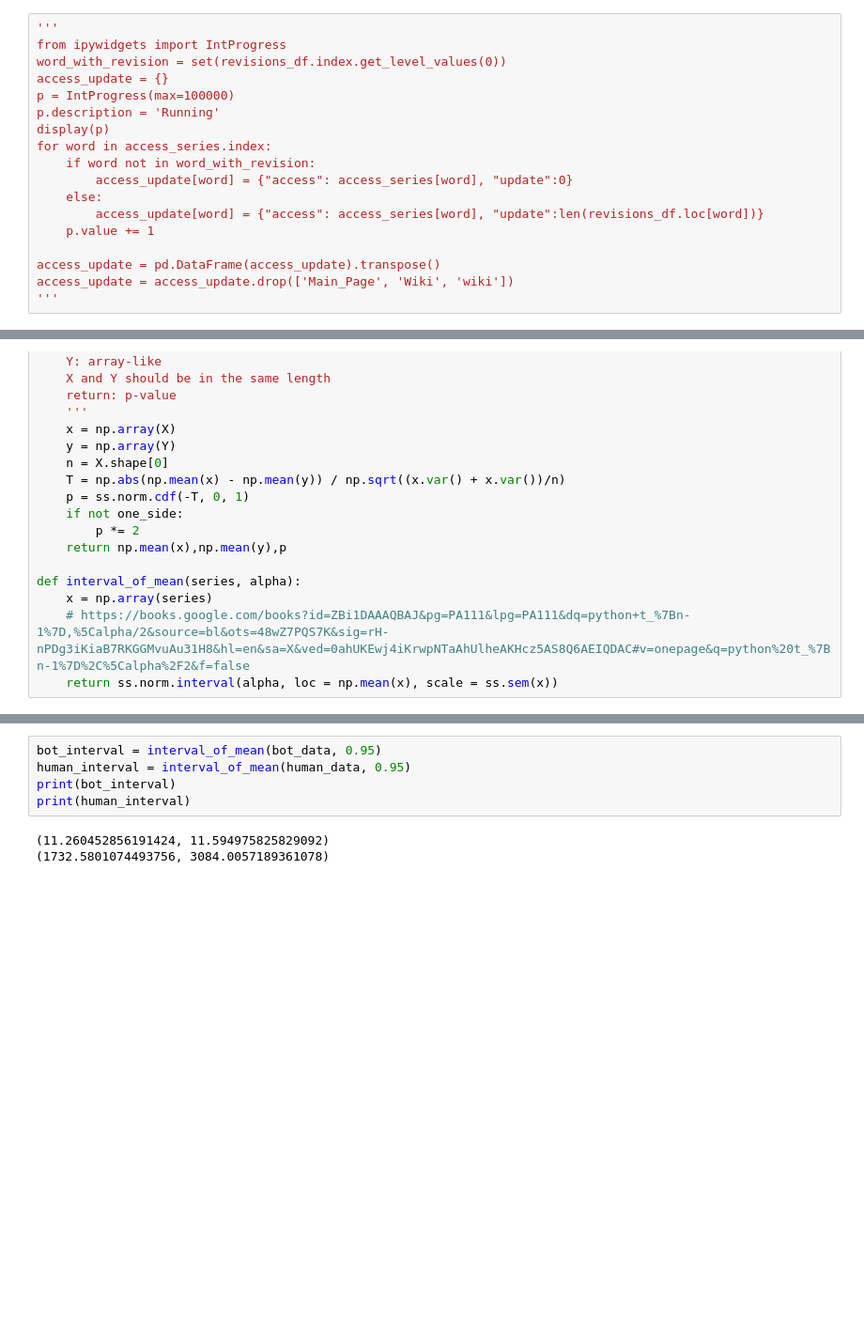
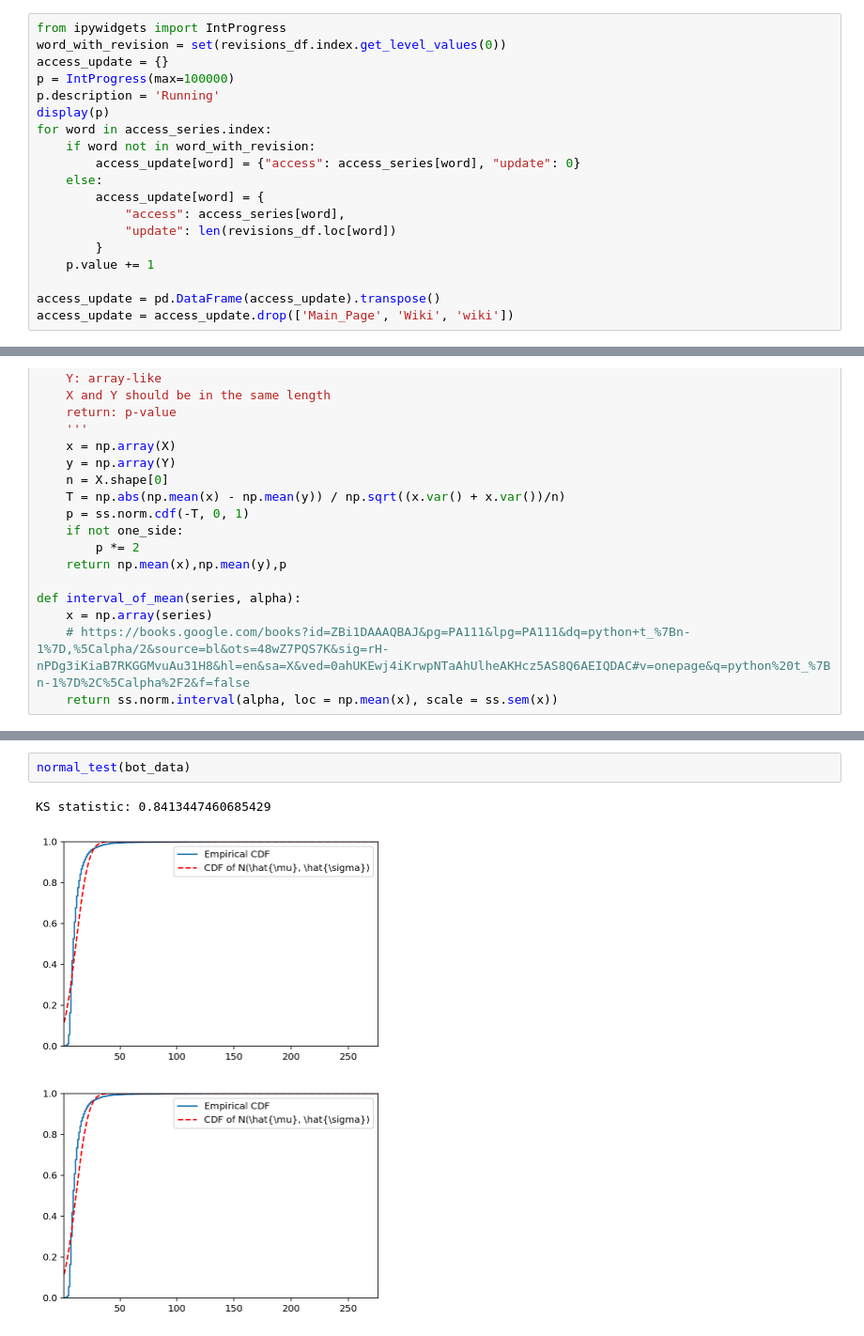
Before and after one commit to xuan-li/CSE-544-Project, a Jupyter notebook: Revision Analysis.ipynb, the cells around one changed output, grey strips where cells are left out. Shown: that part at 94% size. Drawn from its saved outputs; the diff is of its cells as text; blank space fills up the shorter version.

Commit message:
before revision

```diff
--- a/Revision Analysis.ipynb
+++ b/Revision Analysis.ipynb
@@ -25,7 +27,6 @@ def load_data(input_name):
 revisions_df = load_data("data/dump/revision_records.pkl")
 access_series = load_data("data/dump/hot_words_100000.pkl")
 # %%
-'''
 from ipywidgets import IntProgress
 word_with_revision = set(revisions_df.index.get_level_values(0))
 access_update = {}
@@ -34,14 +35,16 @@ p.description = 'Running'
 display(p)
 for word in access_series.index:
     if word not in word_with_revision:
-        access_update[word] = {"access": access_series[word], "update":0}
+        access_update[word] = {"access": access_series[word], "update": 0}
     else:
-        access_update[word] = {"access": access_series[word], "update":len(revisions_df.loc[word])}
+        access_update[word] = {
+            "access": access_series[word],
+            "update": len(revisions_df.loc[word])
+        }
     p.value += 1
 
 access_update = pd.DataFrame(access_update).transpose()
 access_update = access_update.drop(['Main_Page', 'Wiki', 'wiki'])
-'''
 # %% [output]
 IntProgress(value=0, description='Running', max=100000)
 # %%
@@ -355,8 +390,6 @@ print(p)
-# %%
-bot_interval = interval_of_mean(bot_data, 0.95)
-human_interval = interval_of_mean(human_data, 0.95)
-print(bot_interval)
-print(human_interval)
-# %% [output]
-(11.260452856191424, 11.594975825829092)
-(1732.5801074493756, 3084.0057189361078)
+# %%
+normal_test(bot_data)
+# %% [output]
+KS statistic: 0.8413447460685429
+[figure, added]
+[figure, added]
```
Also changed, not shown: parts of 8 cells of this notebook, 30 other files.
